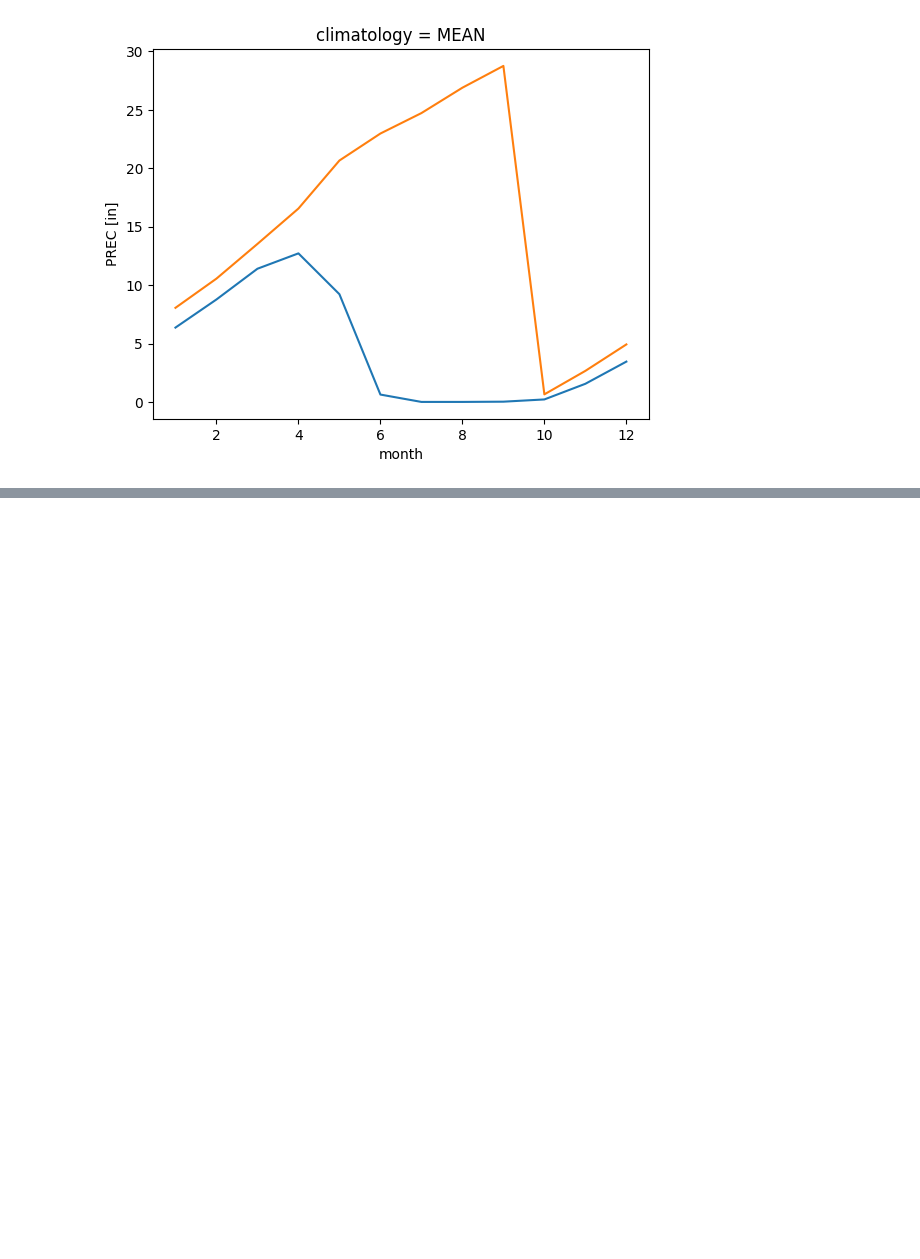
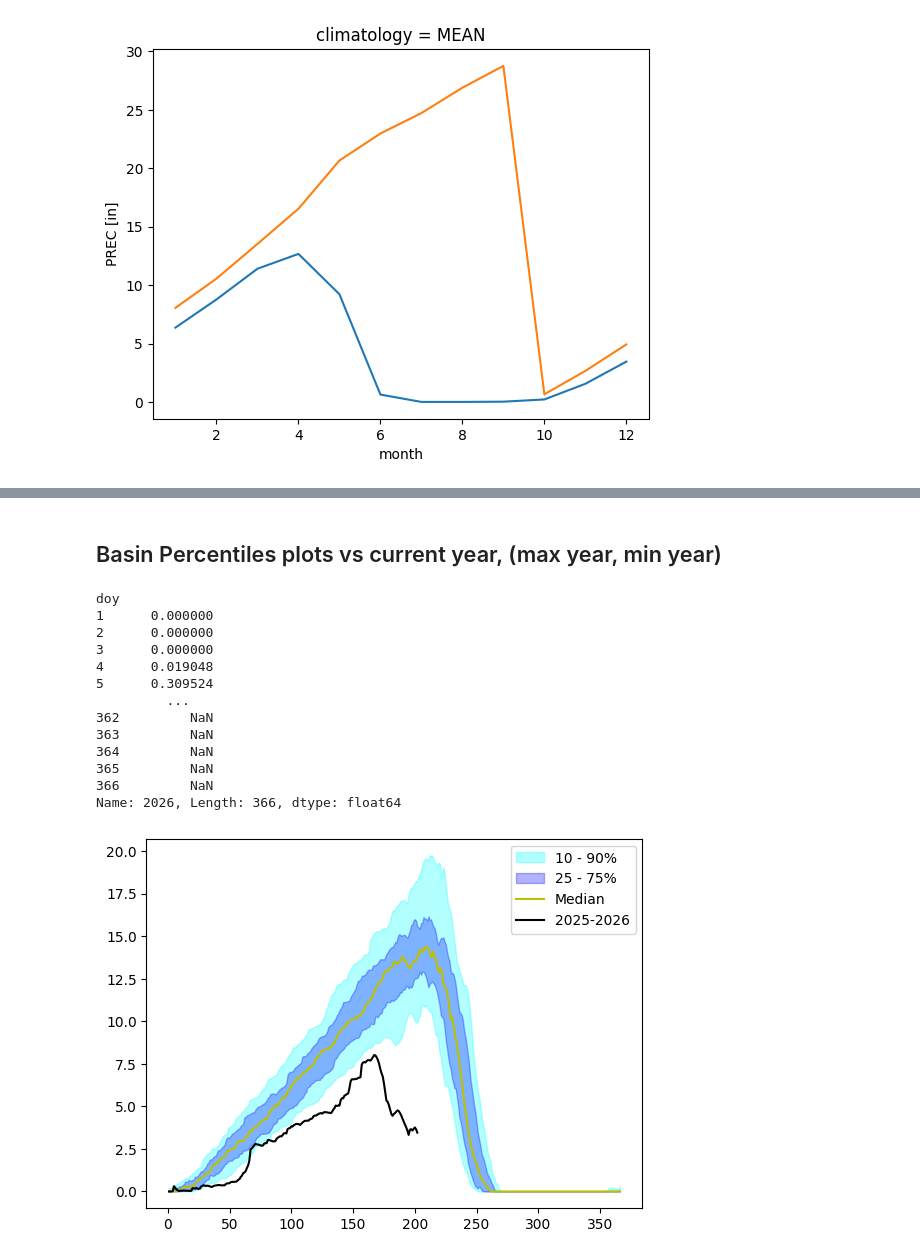
Before and after one commit to tavo7876/snotelpy, a Jupyter notebook: Examples/Examples.ipynb, the cells around one changed output, grey strips where cells are left out. Drawn from its saved outputs; the diff is of its cells as text; code cells hidden in the pictures; blank space fills up the shorter version.

```diff
--- a/Examples/Examples.ipynb
+++ b/Examples/Examples.ipynb
@@ -205,0 +236,2 @@ plt.show()
+# %% [markdown]
+## Basin Percentiles plots vs current year, (max year, min year)
@@ -205,0 +242,54 @@ plt.show()
+# %%
+import numpy as np
+mean_ts = basin_stats['WTEQ'].sel(stat  = "MEAN")
+
+
+time_arr = pd.DatetimeIndex(mean_ts.time.values)
+water_year = np.where(time_arr.month >= 10,time_arr.year + 1,time_arr.year)
+
+
+wy_start = pd.DatetimeIndex([f"{wy-1}-10-01" for wy in water_year])
+doy = (time_arr - wy_start).days + 1
+
+
+arr = np.array([mean_ts.values])
+
+
+
+df = pd.DataFrame({
+    'swe': mean_ts.values,
+    'water_year': water_year,
+    'doy': doy
+})
+pivot = df.pivot(index = 'water_year', columns='doy', values = 'swe')
+arr_2d = pivot.values
+percentiles = np.nanpercentile(arr_2d, q=[10,25,50,75,90], axis = 0)
+
+current_wy = pivot.loc[2026]
+print(current_wy)
+
+fig, ax = plt.subplots()
+doy_axis = pivot.columns
+
+ax.fill_between(doy_axis, percentiles[0],percentiles[4],alpha = 0.3, color = 'cyan', label = '10 - 90%')# 10 - 90
+ax.fill_between(doy_axis, percentiles[1],percentiles[3],alpha = 0.3, color = 'blue', label = '25 - 75%')# 10 - 90
+ax.plot(doy_axis, percentiles[2], label = 'Median',color = 'y')
+ax.plot(doy_axis, current_wy, color = 'black', label = '2025-2026')
+
+plt.legend()
+plt.show()
+# %% [output]
+doy
+1      0.000000
+2      0.000000
+3      0.000000
+4      0.019048
+5      0.309524
+         ...
+362         NaN
+363         NaN
+364         NaN
+365         NaN
+366         NaN
+Name: 2026, Length: 366, dtype: float64
+[figure, added]
```
Also changed, not shown: parts of 4 cells of this notebook.
